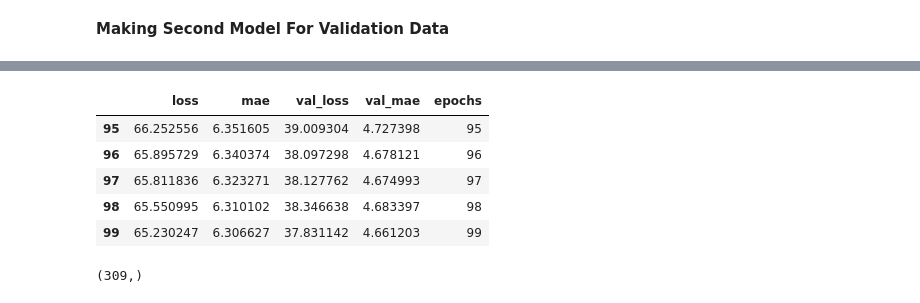
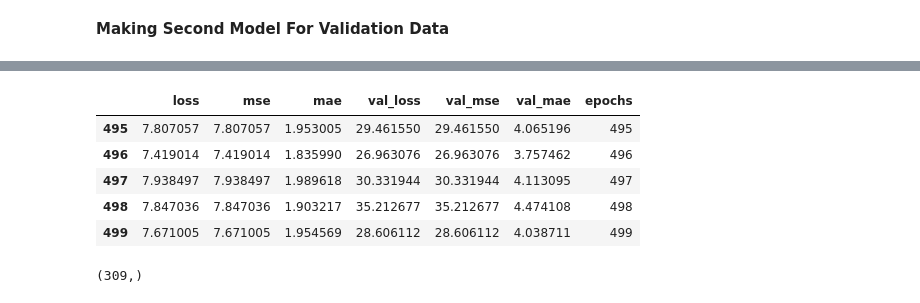
Before and after one commit to SyedHuzaifa007/PIAIC-Deep-Learning-Assignment, a Jupyter notebook: Concrete_Strength_Assignment.ipynb, the cells around one changed output, grey strips where cells are left out. Cells and saved outputs as stored; diff of their text form; code cells hidden in the pictures.

```diff
--- a/Concrete_Strength_Assignment.ipynb
+++ b/Concrete_Strength_Assignment.ipynb
@@ -219,3 +236,6 @@ plt.show()
+# %%
+# Shuffling Data
+df = df.sample(frac=1)
 # %%
 df.shape
 # %% [output]
@@ -460,0 +464,14 @@ model2 = model
+# %%
+#Making Second Model For Validation Data
+from tensorflow.keras.models import Sequential
+model2 = Sequential()
+# model2.add(Dense(10, activation='relu', input_shape = (22,)))
+# model2.add(Dense(8, activation='relu'))
+# model2.add(Dense(6, activation='relu'))
+model2.add(Dense(64, activation = 'relu', input_shape = [len(train_data.keys())]))
+model2.add(Dense(64, activation = 'relu'))
+model2.add(Dense(64, activation = 'relu'))
+model2.add(Dense(1))
+optimizer = tf.keras.optimizers.RMSprop(0.001)
+model2.compile(optimizer=optimizer, loss='mse', metrics=['mse','mae'])
+model2.summary()
@@ -461,17 +495,17 @@ model2 = model
 # %%
-history_1 = model2.fit(train_data, train_labels, epochs=100, verbose = 0, validation_split=0.2)
+history_1 = model2.fit(train_data, train_labels, epochs=500, verbose = 0, validation_split=0.2)
 # %%
 # Feeding history_1 In DataFrame
 history_1_df = pd.DataFrame(history_1.history)
-history_1_df['epochs'] = history.epoch
+history_1_df['epochs'] = history_1.epoch
 history_1_df.tail()
 # %% [output]
-|  | loss | mae | val_loss | val_mae | epochs |
-| 95 | 66.252556 | 6.351605 | 39.009304 | 4.727398 | 95 |
-| 96 | 65.895729 | 6.340374 | 38.097298 | 4.678121 | 96 |
-| 97 | 65.811836 | 6.323271 | 38.127762 | 4.674993 | 97 |
-| 98 | 65.550995 | 6.310102 | 38.346638 | 4.683397 | 98 |
-| 99 | 65.230247 | 6.306627 | 37.831142 | 4.661203 | 99 |
+|  | loss | mse | mae | val_loss | val_mse | val_mae | epochs |
+| 495 | 7.807057 | 7.807057 | 1.953005 | 29.461550 | 29.461550 | 4.065196 | 495 |
+| 496 | 7.419014 | 7.419014 | 1.835990 | 26.963076 | 26.963076 | 3.757462 | 496 |
+| 497 | 7.938497 | 7.938497 | 1.989618 | 30.331944 | 30.331944 | 4.113095 | 497 |
+| 498 | 7.847036 | 7.847036 | 1.903217 | 35.212677 | 35.212677 | 4.474108 | 498 |
+| 499 | 7.671005 | 7.671005 | 1.954569 | 28.606112 | 28.606112 | 4.038711 | 499 |
 # %%
 predictions1 = model2.predict(test_data)
 predictions1 = predictions1.flatten()
```
Also changed, not shown: parts of 44 cells of this notebook.
